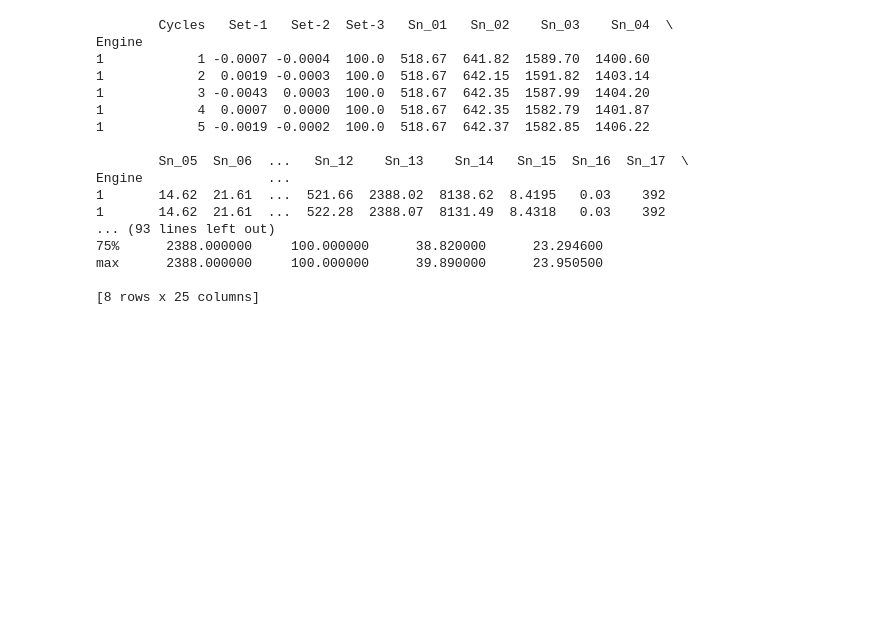
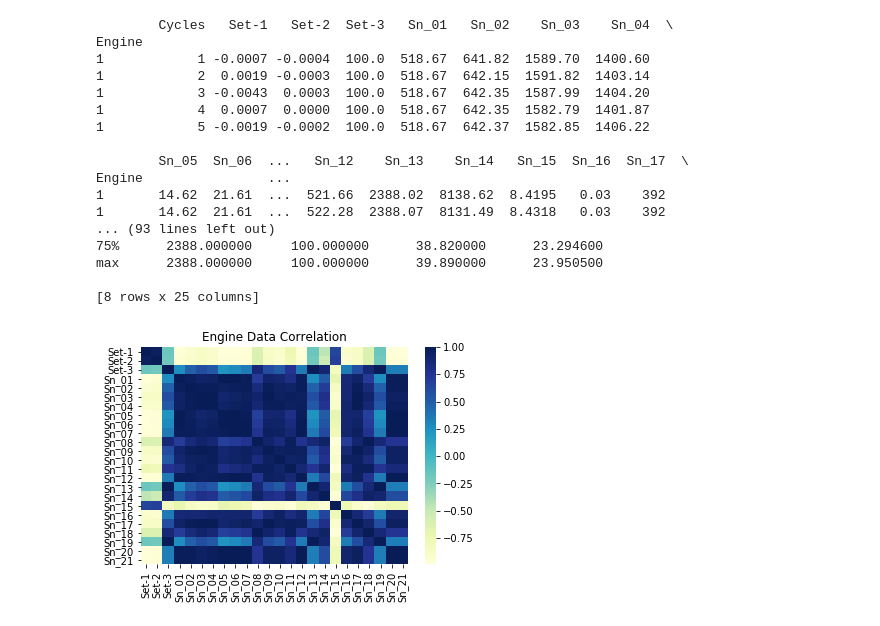
Before and after one commit to CloudforestTechnologies/nasa-turbofan-failure-prediction, a Jupyter notebook: Notebooks/1.0-pm-nasa-turbofan-data-eda.ipynb, the cells around one changed output. Cells and saved outputs as stored; diff of their text form; code cells hidden in the pictures; blank space fills up the shorter version.

Commit message:
Added data correlation calc.

```diff
--- a/Notebooks/1.0-pm-nasa-turbofan-data-eda.ipynb
+++ b/Notebooks/1.0-pm-nasa-turbofan-data-eda.ipynb
@@ -60,3 +61,27 @@ Engine                ...
 max      2388.000000     100.000000      39.890000      23.950500
 
 [8 rows x 25 columns]
+# %%
+# Visualise dataset correlations
+
+# Remove the time column from the dataframe.
+corr_df = raw_data_df.drop('Cycles', axis = 1)
+
+# Create correlation.
+sensor_corr = corr_df.corr()
+
+# Define and show correlation plot.
+corr_fig = sns.heatmap(sensor_corr, xticklabels = sensor_corr.columns.values, yticklabels = sensor_corr.columns.values, cmap="YlGnBu")
+
+plt.title('Engine Data Correlation')
+
+plt.show()
+
+# Save the plot.
+#fig_name = r'\engine_data_correlation.png'
+#save_string = plot_storage_string + fig_name
+
+#figure = corr_fig.get_figure()
+#figure.savefig(save_string, format = 'png', dpi = 600)
+# %% [output]
+[figure, added]
```
Also changed, not shown: parts of 1 cell of this notebook.
